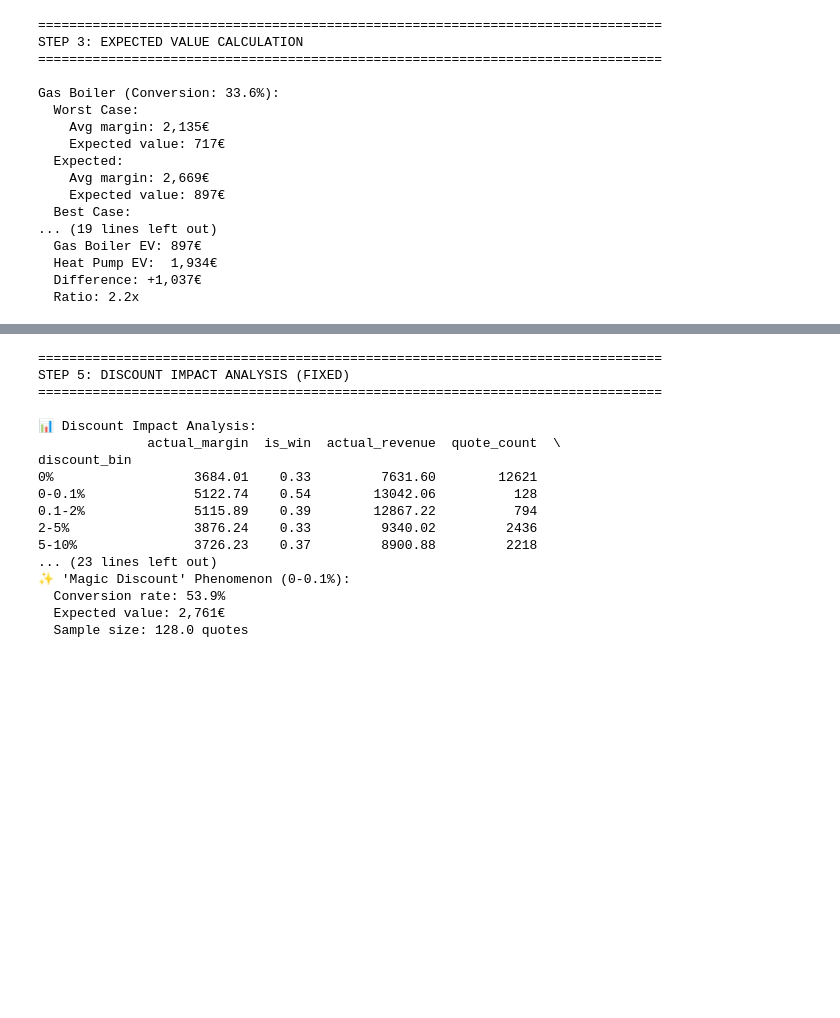
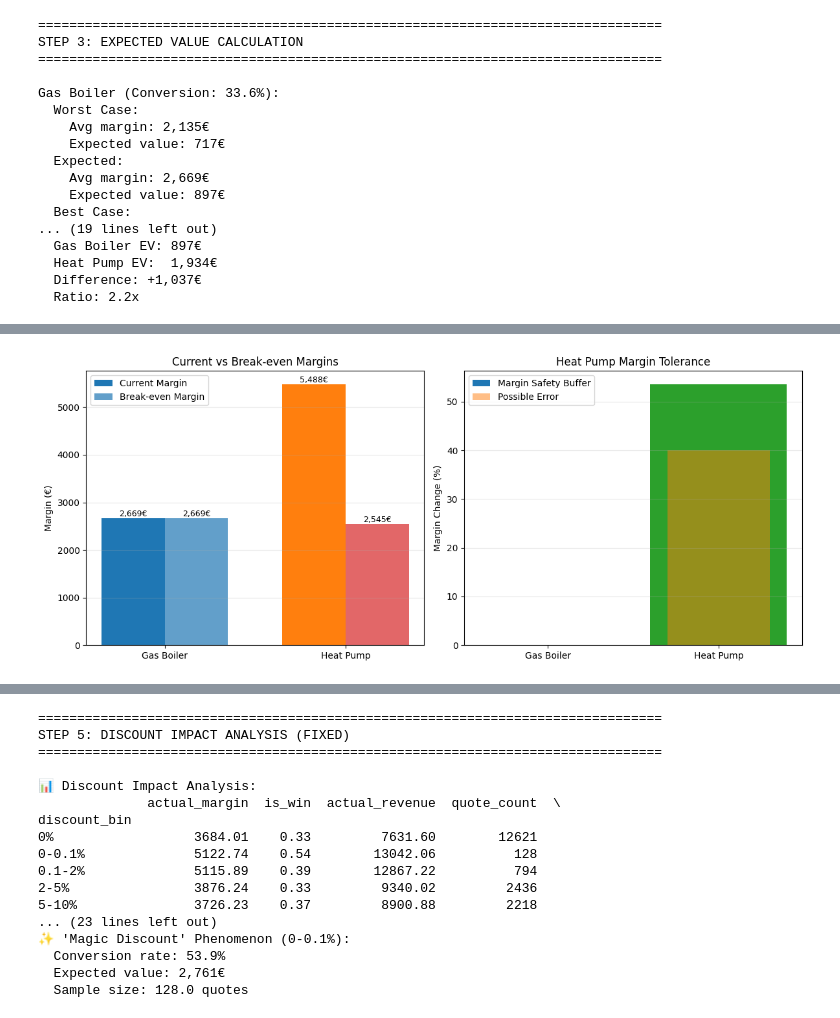
Before and after one commit to vslovik/ai-france-hvac, a Jupyter notebook: _eda_heat_pump_vs_boiler_poc.ipynb, the cells around one changed output, grey strips where cells are left out. Drawn from its saved outputs; the diff is of its cells as text; code cells hidden in the pictures; blank space fills up the shorter version.

Commit message:
wandb try and heat pump vs gas boiler eda

```diff
--- a/_eda_heat_pump_vs_boiler_poc.ipynb
+++ b/_eda_heat_pump_vs_boiler_poc.ipynb
@@ -264,0 +265,52 @@ Heat Pump break-even point:
+# %%
+import matplotlib.pyplot as plt
+import numpy as np
+
+# Data for visualization
+categories = ['Gas Boiler', 'Heat Pump']
+current_margins = [gb_avg_margin, current_hp_margin]
+required_margin = [gb_avg_margin, required_hp_margin]  # GB has no "required" different from current
+
+fig, (ax1, ax2) = plt.subplots(1, 2, figsize=(12, 5))
+
+# Plot 1: Current vs Required Margin
+x = np.arange(len(categories))
+width = 0.35
+
+bars1 = ax1.bar(x - width/2, current_margins, width, label='Current Margin', color=['#1f77b4', '#ff7f0e'])
+bars2 = ax1.bar(x + width/2, required_margin, width, label='Break-even Margin',
+                color=['#1f77b4', '#d62728'], alpha=0.7)
+
+ax1.set_ylabel('Margin (€)')
+ax1.set_title('Current vs Break-even Margins')
+ax1.set_xticks(x)
+ax1.set_xticklabels(categories)
+ax1.legend()
+ax1.grid(axis='y', alpha=0.3)
+
+# Add value labels
+for bars in [bars1, bars2]:
+    for bar in bars:
+        height = bar.get_height()
+        ax1.text(bar.get_x() + bar.get_width()/2., height,
+                f'{height:,.0f}€', ha='center', va='bottom', fontsize=9)
+
+# Plot 2: Margin Tolerance
+tolerance_data = [0, margin_error_tolerance * 100]  # GB has 0 tolerance
+uncertainty_data = [0, abs(UNCERTAINTY_RANGES['Heat Pump']['margin_error'][0]) * 100]
+
+ax2.bar(['Gas Boiler', 'Heat Pump'], tolerance_data, color=['#1f77b4', '#2ca02c'],
+        label='Margin Safety Buffer')
+ax2.bar(['Heat Pump'], uncertainty_data, color='#ff7f0e', alpha=0.5,
+        label='Possible Error', width=0.6)
+
+ax2.set_ylabel('Margin Change (%)')
+ax2.set_title('Heat Pump Margin Tolerance')
+ax2.axhline(y=0, color='black', linestyle='-', linewidth=0.5)
+ax2.legend()
+ax2.grid(axis='y', alpha=0.3)
+
+plt.tight_layout()
+plt.show()
+# %% [output]
+[figure, added]
```
Also changed, not shown: parts of 5 cells of this notebook, 1 other file.
